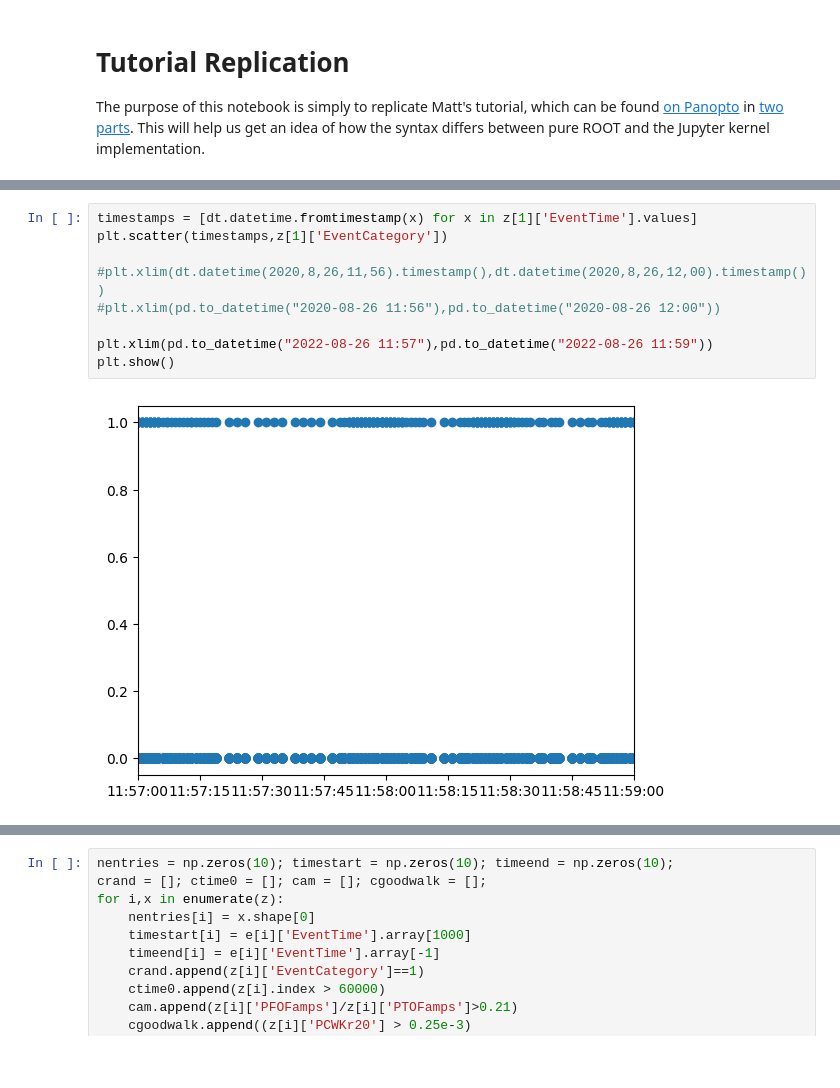
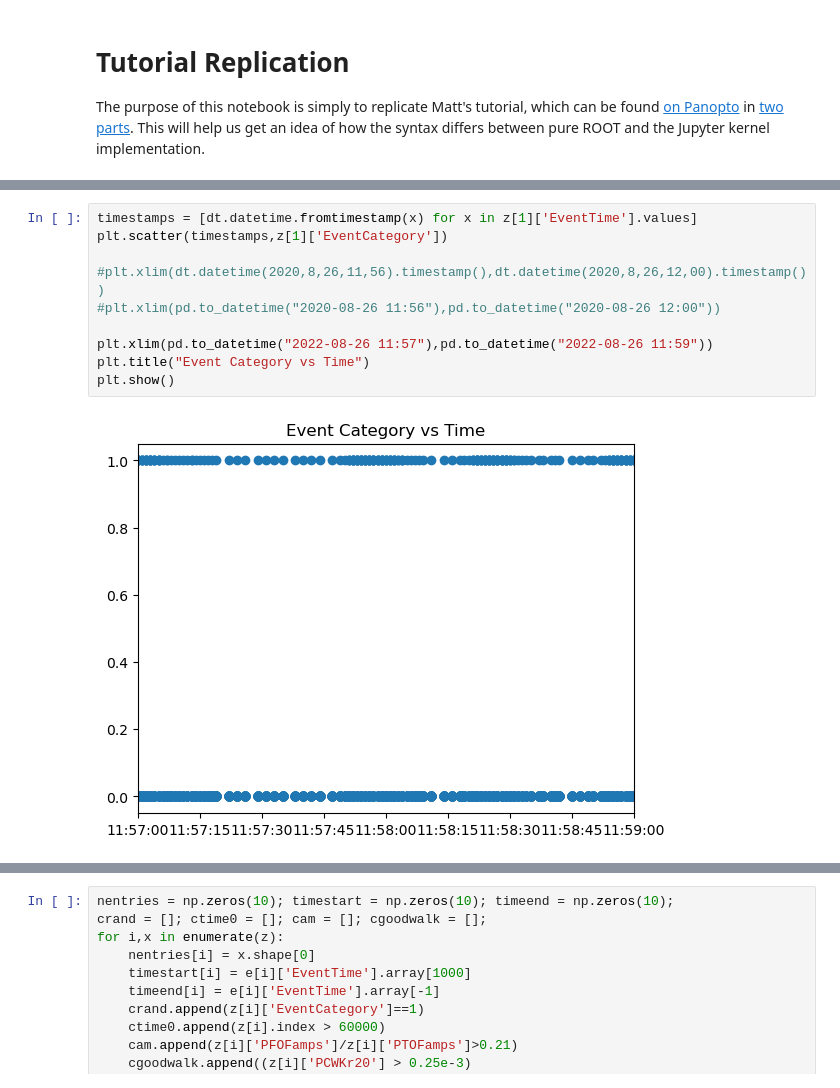
Before and after one commit to villano-lab/R76Analysis, a Jupyter notebook: Tutorial_Replication.ipynb, the cells around one changed output, grey strips where cells are left out. Drawn from its saved outputs; the diff is of its cells as text; blank space fills up the shorter version.

```diff
--- a/Tutorial_Replication.ipynb
+++ b/Tutorial_Replication.ipynb
@@ -49,11 +62,12 @@ plt.show()
 # %%
 timestamps = [dt.datetime.fromtimestamp(x) for x in z[1]['EventTime'].values]
 plt.scatter(timestamps,z[1]['EventCategory'])
 
 #plt.xlim(dt.datetime(2020,8,26,11,56).timestamp(),dt.datetime(2020,8,26,12,00).timestamp())
 #plt.xlim(pd.to_datetime("2020-08-26 11:56"),pd.to_datetime("2020-08-26 12:00"))
 
 plt.xlim(pd.to_datetime("2022-08-26 11:57"),pd.to_datetime("2022-08-26 11:59"))
+plt.title("Event Category vs Time")
 plt.show()
 # %% [output]
-[figure, old version]
+[figure, new version]
```
Also changed, not shown: parts of 61 cells of this notebook.
